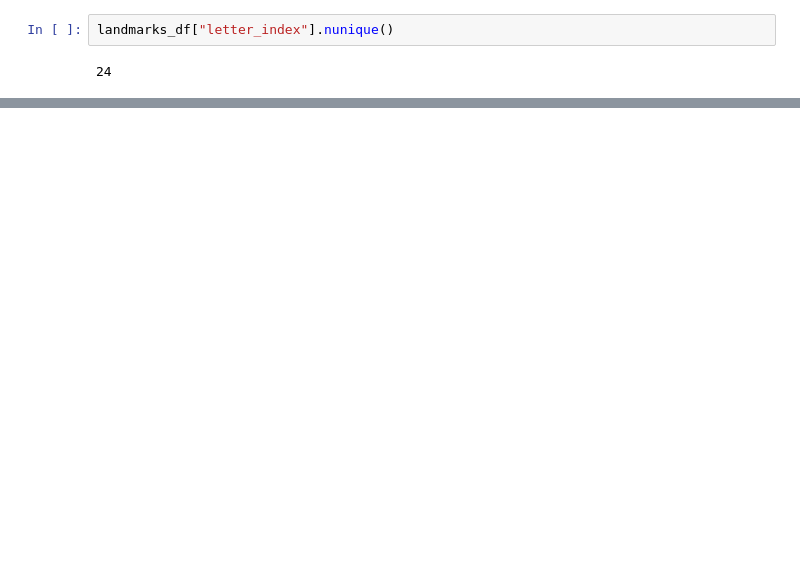
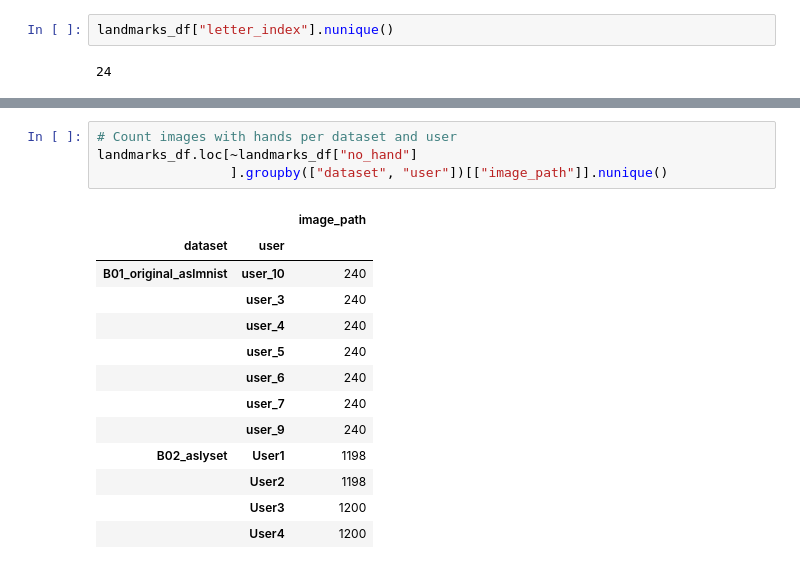
Before and after one commit to notFonz/HandSpell, a Jupyter notebook: notebooks/dpessoa_asl_from_landmarks.ipynb, the cells around one changed output, grey strips where cells are left out. Drawn from its saved outputs; the diff is of its cells as text; blank space fills up the shorter version.

```diff
--- a/notebooks/dpessoa_asl_from_landmarks.ipynb
+++ b/notebooks/dpessoa_asl_from_landmarks.ipynb
@@ -39,0 +126,18 @@ landmarks_df
+# %%
+# Count images with hands per dataset and user
+landmarks_df.loc[~landmarks_df["no_hand"]
+                 ].groupby(["dataset", "user"])[["image_path"]].nunique()
+# %% [output]
+|  |  | image_path |
+| dataset | user |  |
+| B01_original_aslmnist | user_10 | 240 |
+|  | user_3 | 240 |
+|  | user_4 | 240 |
+|  | user_5 | 240 |
+|  | user_6 | 240 |
+|  | user_7 | 240 |
+|  | user_9 | 240 |
+| B02_aslyset | User1 | 1198 |
+|  | User2 | 1198 |
+|  | User3 | 1200 |
+|  | User4 | 1200 |
```
Also changed, not shown: parts of 38 cells of this notebook, 7 other files.
